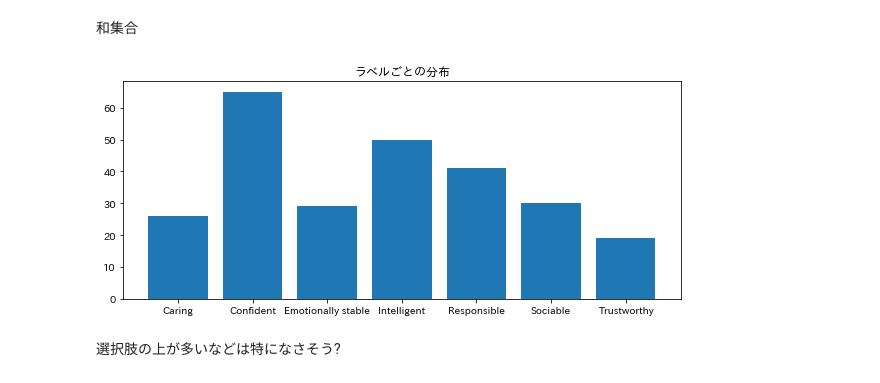
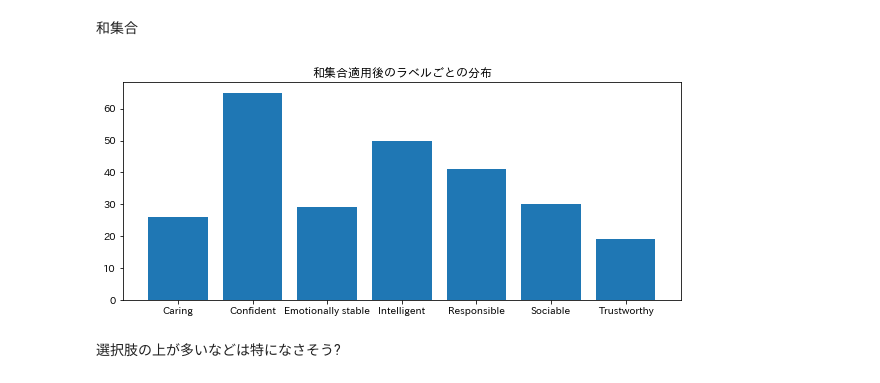
Before and after one commit to takumi1001/2022-mast-ai-experiment, a Jupyter notebook: preprocessing/result_analysis.ipynb, the cells around one changed output. Saved outputs shown, nothing was run; the diff lists cells and outputs as text; code cells hidden in the pictures.

```diff
--- a/preprocessing/result_analysis.ipynb
+++ b/preprocessing/result_analysis.ipynb
@@ -246,11 +249,12 @@ for t in tasklist:
     sums += t.svs
 # %%
 plt.figure(figsize=(10,4))
-plt.title("ラベルごとの分布")
+plt.title("和集合適用後のラベルごとの分布")
 plt.bar(labels.keys(), sums)
+plt.savefig("svs_plot.pdf", bbox_inches="tight")
 plt.plot() ;
 # %% [output]
-[figure, old version]
+[figure, new version]
 # %% [markdown]
 選択肢の上が多いなどは特になさそう?
 # %% [markdown]
```
Also changed, not shown: parts of 3 cells of this notebook.
